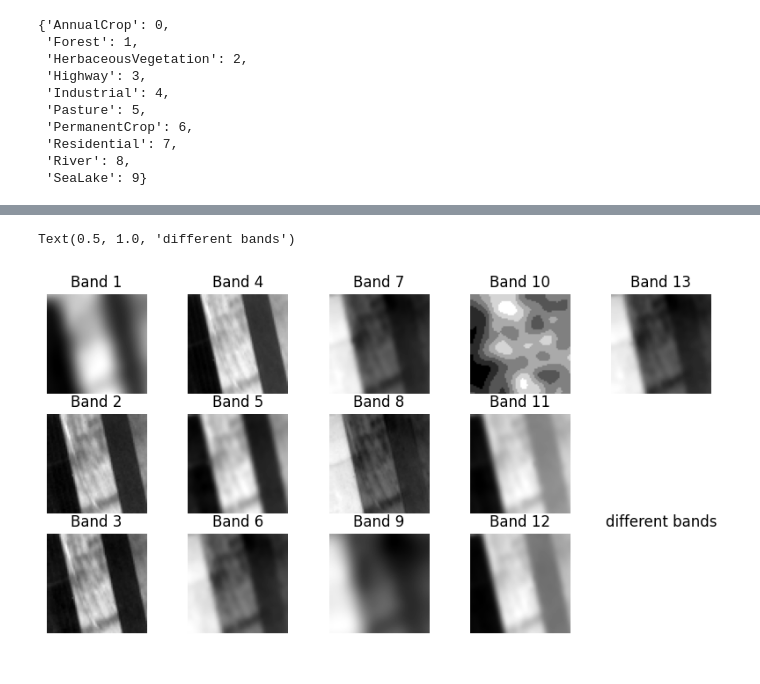
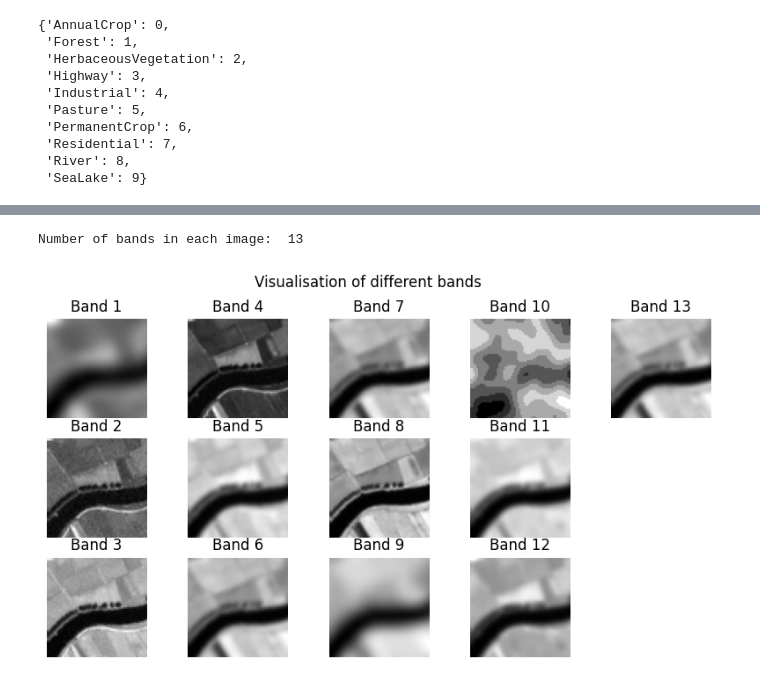
Before and after one commit to FilipLangiewicz/WB_projekt, a Jupyter notebook: code/eda.ipynb, the cells around one changed output, grey strips where cells are left out. Saved outputs shown, nothing was run; the diff lists cells and outputs as text; code cells hidden in the pictures.

```diff
--- a/code/eda.ipynb
+++ b/code/eda.ipynb
@@ -79,14 +62,18 @@ for i in range(n_triplets):
     vmin = np.array([tile, neighbor, distant]).min()
     vmax = np.array([tile, neighbor, distant]).max()
 
+    tile = (tile - np.min(tile, axis = (0,1)))/ np.max(tile, axis = (0,1)) # TODO better normalization
+    neighbor = (neighbor - np.min(neighbor, axis = (0,1)))/ np.max(neighbor, axis = (0,1)) # TODO better normalization
+    distant = (distant - np.min(distant, axis = (0,1)))/ np.max(distant, axis = (0,1)) # TODO better normalization
+
     plt.figure()
     plt.subplot(1,3,1)
-    plt.imshow(tile[:,:,[0,1,2]])
+    plt.imshow(tile[:,:,[3,2,1]])
     plt.title('Anchor '+str(i))
     plt.subplot(1,3,2)
-    plt.imshow(neighbor[:,:,[0,1,2]])
+    plt.imshow(neighbor[:,:,[3,2,1]])
     plt.title('Neighbor '+str(i))
     plt.subplot(1,3,3)
-    plt.imshow(distant[:,:,[0,1,2]])
+    plt.imshow(distant[:,:,[3,2,1]])
     plt.title('Distant '+str(i))
 # %% [output]
@@ -177,0 +173,15 @@ bands = img.shape[2]
+# %%
+from osgeo import gdal
+
+
+sample_filepath = '/storage/EuroSATallBands/River/River_2115.tif'
+
+val_type = "float32"
+obj = gdal.Open(sample_filepath)
+if val_type == 'uint8':
+    img = obj.ReadAsArray().astype(np.uint8)
+elif val_type == 'float32':
+    img = obj.ReadAsArray().astype(np.float32)
+else:
+    raise ValueError('Invalid val_type for image values. Try uint8 or float32.')
+img = np.moveaxis(img, 0, -1)
@@ -178,17 +200,21 @@ bands = img.shape[2]
 # %%
+bands = img.shape[2]
+print("Number of bands in each image: ", bands)
+
 nrows = 3
 fig, axs = plt.subplots(3, bands // nrows + 1, figsize=(10, 5))
 if bands == 1:
     axs = [axs]
 for i in range(bands):
-    axs[i % 3, i // nrows].imshow(img[:,:, i], cmap='gray')  # You can change the cmap for different color maps
+    axs[i % 3, i // nrows].imshow(img[:,:, i], cmap='gray')
     axs[i % 3, i // nrows].set_title(f'Band {i+1}')
 
 for i in range(nrows * (bands // nrows + 1)):
     axs[i % 3, i // nrows].axis('off')
 
 
-plt.title("different bands")
+fig.suptitle("Visualisation of different bands")
+plt.show()
 # %% [output]
-Text(0.5, 1.0, 'different bands')
+Number of bands in each image:  13
-[figure, old version]
+[figure, new version]
```
Also changed, not shown: parts of 21 cells of this notebook, 1 other file.
